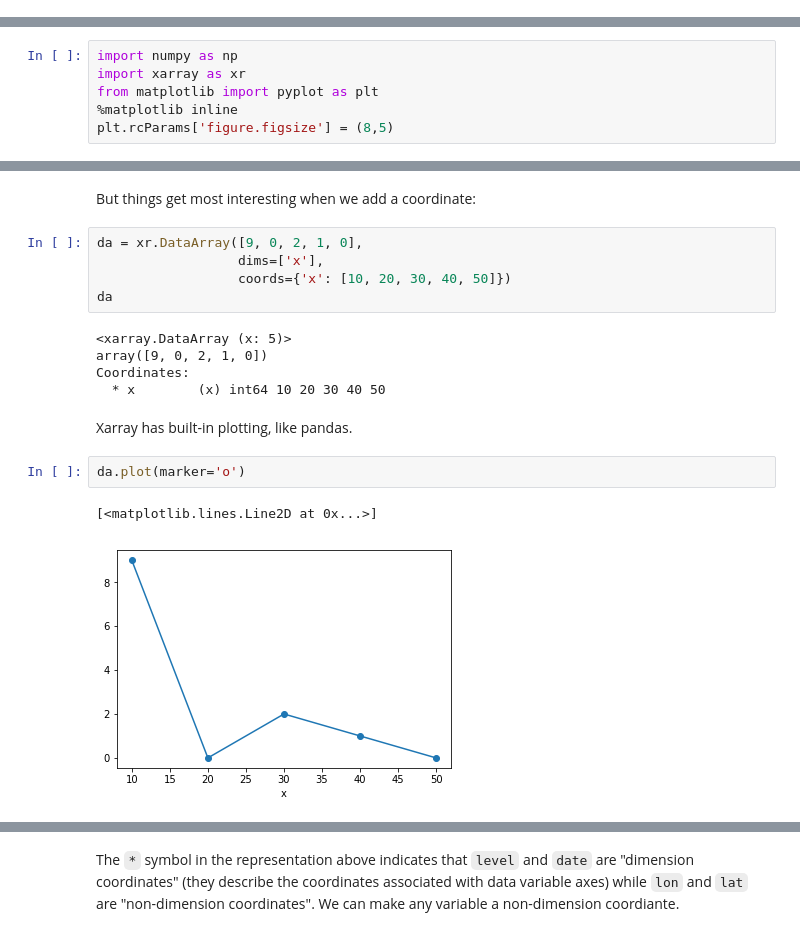
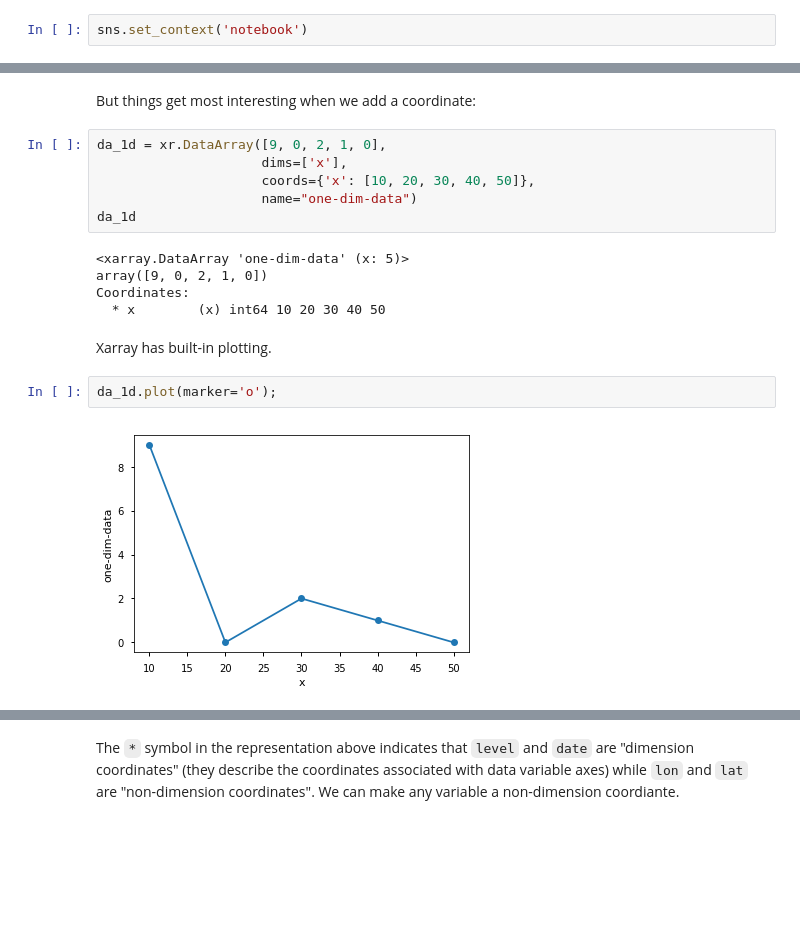
Before and after one commit to geomar-od/python-intro-201804, a Jupyter notebook: session-02_part-03_xarray_intro.ipynb, the cells around one changed output, grey strips where cells are left out. Drawn from its saved outputs; the diff is of its cells as text; blank space fills up the shorter version.

```diff
--- a/session-02_part-03_xarray_intro.ipynb
+++ b/session-02_part-03_xarray_intro.ipynb
@@ -22,3 +19,5 @@ import netCDF4
+# %%
+sns.set_context('notebook')
 # %% [markdown]
 ## Xarray data structures
 
@@ -35,12 +34,6 @@ A `DataArray` has four essential attributes:
 * `attrs`: an `OrderedDict` to hold arbitrary metadata (attributes)
 
 Let's start by constructing some DataArrays manually
-# %%
-import numpy as np
-import xarray as xr
-from matplotlib import pyplot as plt
-%matplotlib inline
-plt.rcParams['figure.figsize'] = (8,5)
 # %% [markdown]
 A simple DataArray without dimensions or coordinates isn't much use.
 # %%
@@ -62,19 +55,19 @@ Dimensions without coordinates: x
 # %% [markdown]
 But things get most interesting when we add a coordinate:
 # %%
-da = xr.DataArray([9, 0, 2, 1, 0],
-                  dims=['x'],
-                  coords={'x': [10, 20, 30, 40, 50]})
-da
+da_1d = xr.DataArray([9, 0, 2, 1, 0],
+                     dims=['x'],
+                     coords={'x': [10, 20, 30, 40, 50]},
+                     name="one-dim-data")
+da_1d
 # %% [output]
-<xarray.DataArray (x: 5)>
+<xarray.DataArray 'one-dim-data' (x: 5)>
 array([9, 0, 2, 1, 0])
 Coordinates:
   * x        (x) int64 10 20 30 40 50
 # %% [markdown]
-Xarray has built-in plotting, like pandas.
+Xarray has built-in plotting.
 # %%
-da.plot(marker='o')
+da_1d.plot(marker='o');
 # %% [output]
-[<matplotlib.lines.Line2D at 0x...>]
-[figure, old version]
+[figure, new version]
```
Also changed, not shown: parts of 74 cells of this notebook.
